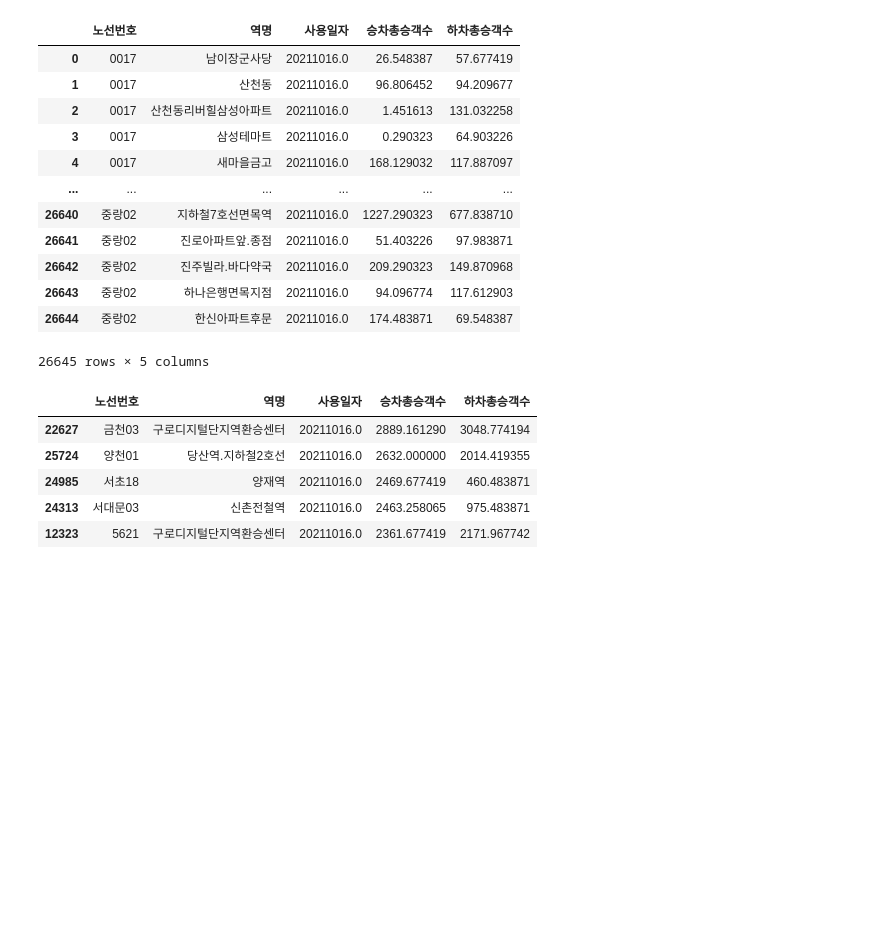
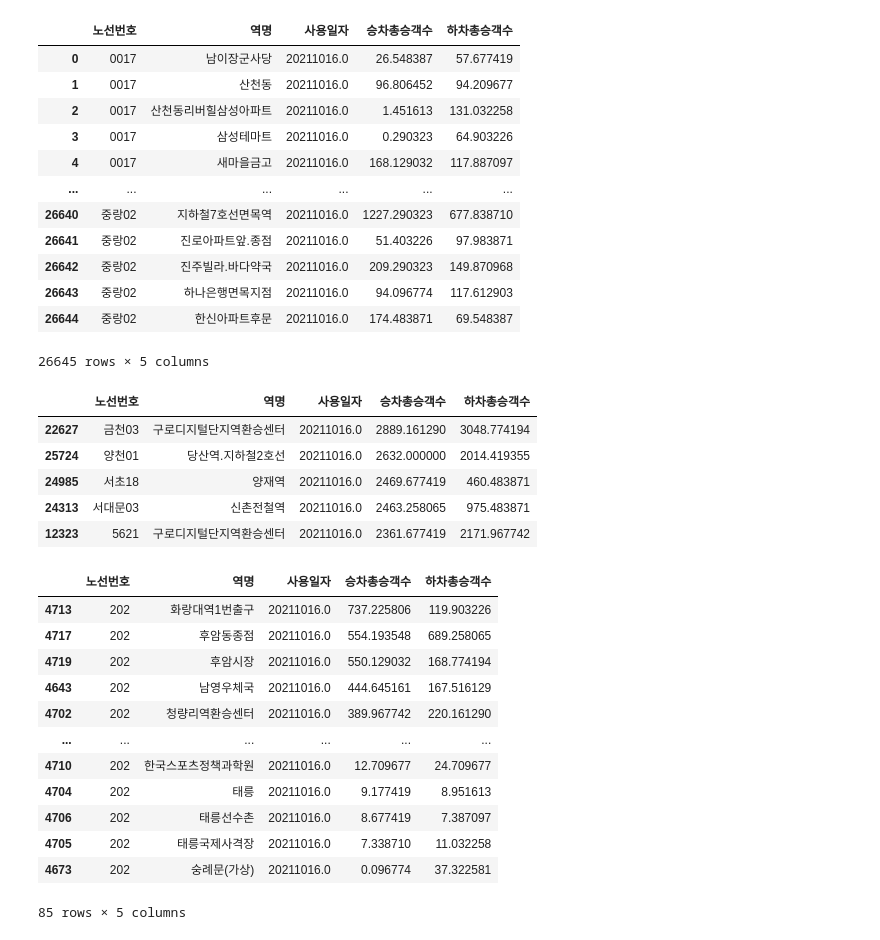
Before and after one commit to EunHee-Jeong/OSS-Open-Source-Project-, a Jupyter notebook: oss_term_project.ipynb, the cells around one changed output. Cells and saved outputs as stored; diff of their text form; code cells hidden in the pictures; blank space fills up the shorter version.

```diff
--- a/oss_term_project.ipynb
+++ b/oss_term_project.ipynb
@@ -181,3 +181,24 @@ bus_st.head(5)
 | 24985 | 서초18 | 양재역 | 20211016.0 | 2469.677419 | 460.483871 |
 | 24313 | 서대문03 | 신촌전철역 | 20211016.0 | 2463.258065 | 975.483871 |
 | 12323 | 5621 | 구로디지털단지역환승센터 | 20211016.0 | 2361.677419 | 2171.967742 |
+# %%
+# 202번 버스의 승차 인원을 내림차순으로 정렬
+
+num = '202'
+bus_st_202 = bus_st[bus_st['노선번호']==num]
+bus_st_202 = bus_st_202.sort_values(by = '승차총승객수', ascending = False)
+bus_st_202
+# %% [output]
+|  | 노선번호 | 역명 | 사용일자 | 승차총승객수 | 하차총승객수 |
+| 4713 | 202 | 화랑대역1번출구 | 20211016.0 | 737.225806 | 119.903226 |
+| 4717 | 202 | 후암동종점 | 20211016.0 | 554.193548 | 689.258065 |
+| 4719 | 202 | 후암시장 | 20211016.0 | 550.129032 | 168.774194 |
+| 4643 | 202 | 남영우체국 | 20211016.0 | 444.645161 | 167.516129 |
+| 4702 | 202 | 청량리역환승센터 | 20211016.0 | 389.967742 | 220.161290 |
+| ... | ... | ... | ... | ... | ... |
+| 4710 | 202 | 한국스포츠정책과학원 | 20211016.0 | 12.709677 | 24.709677 |
+| 4704 | 202 | 태릉 | 20211016.0 | 9.177419 | 8.951613 |
+| 4706 | 202 | 태릉선수촌 | 20211016.0 | 8.677419 | 7.387097 |
+| 4705 | 202 | 태릉국제사격장 | 20211016.0 | 7.338710 | 11.032258 |
+| 4673 | 202 | 숭례문(가상) | 20211016.0 | 0.096774 | 37.322581 |
+85 rows × 5 columns
```
Also changed, not shown: parts of 14 cells of this notebook.
